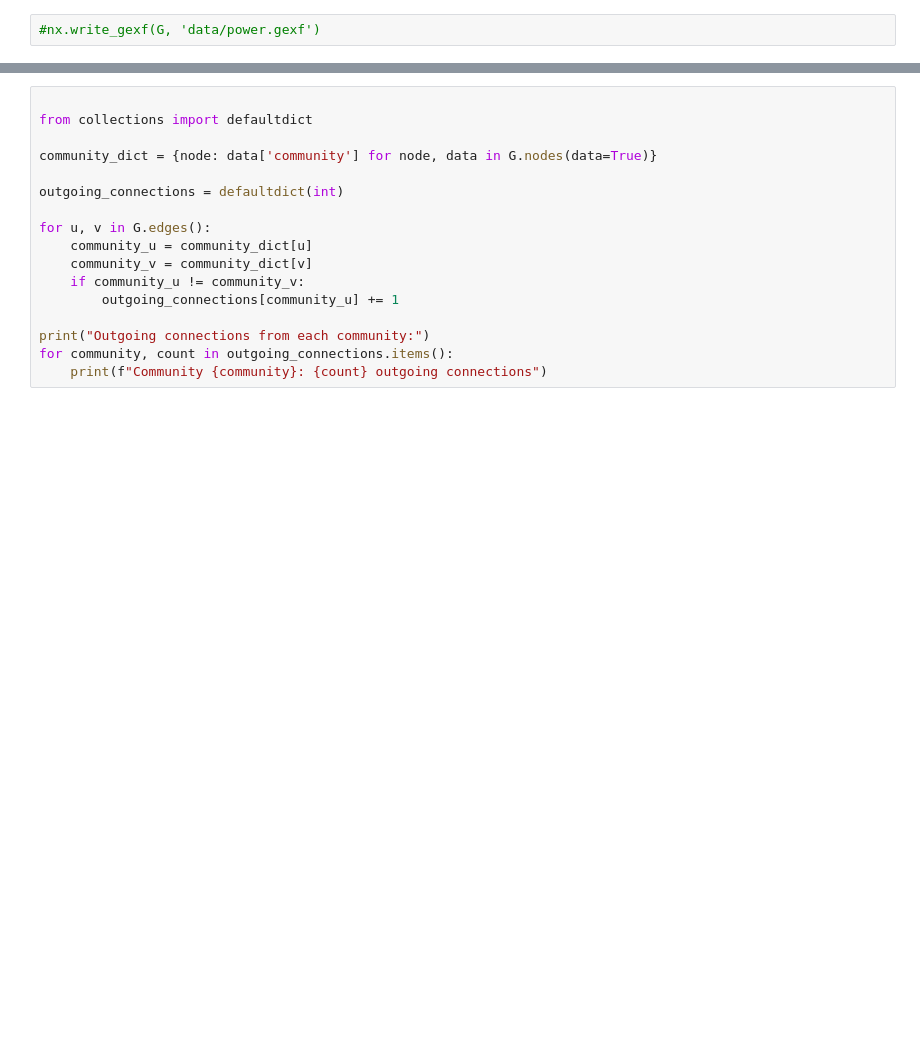
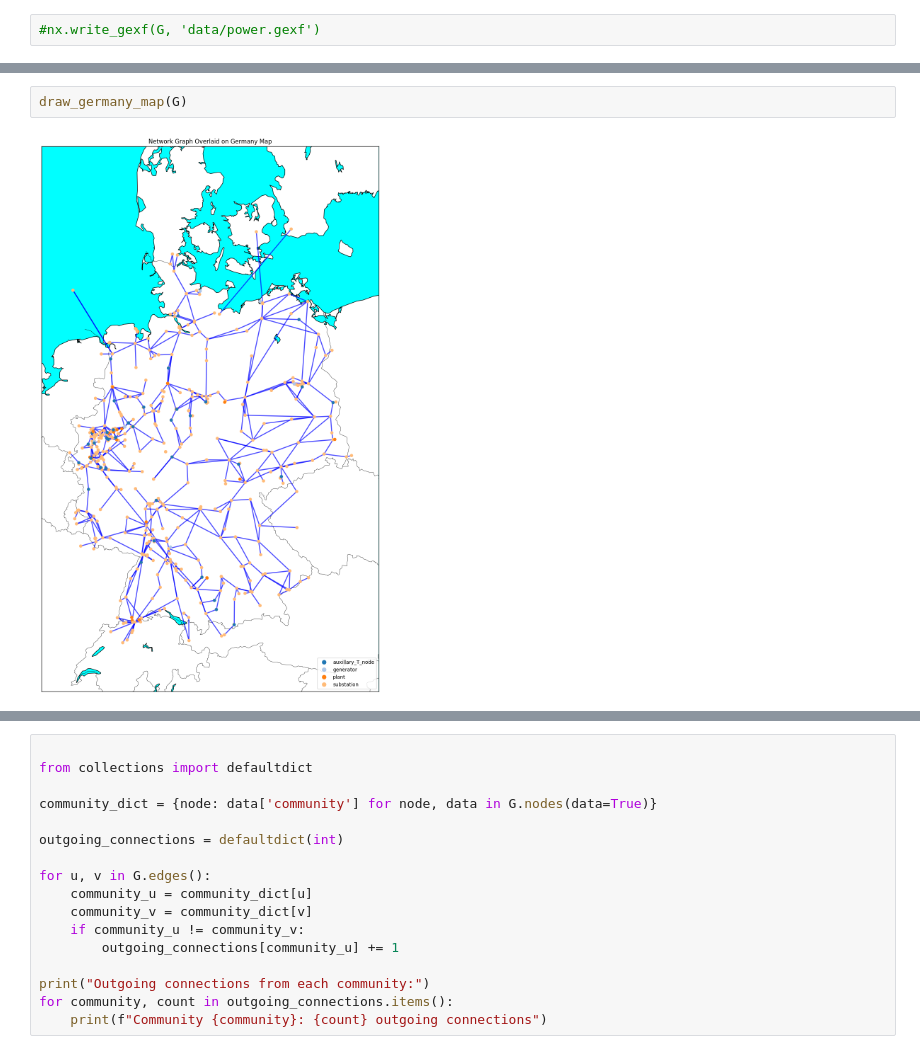
Before and after one commit to lschulte09/network_sci, a Jupyter notebook: Project/Project.ipynb, the cells around one changed output, grey strips where cells are left out. Cells and saved outputs as stored; diff of their text form; blank space fills up the shorter version.

```diff
--- a/Project/Project.ipynb
+++ b/Project/Project.ipynb
@@ -58 +187,5 @@ for i, row in edging.iterrows():
+# %%
+draw_germany_map(G)
+# %% [output]
+[figure, added]
 # %%
```
Also changed, not shown: parts of 17 cells of this notebook, 1 other file.
